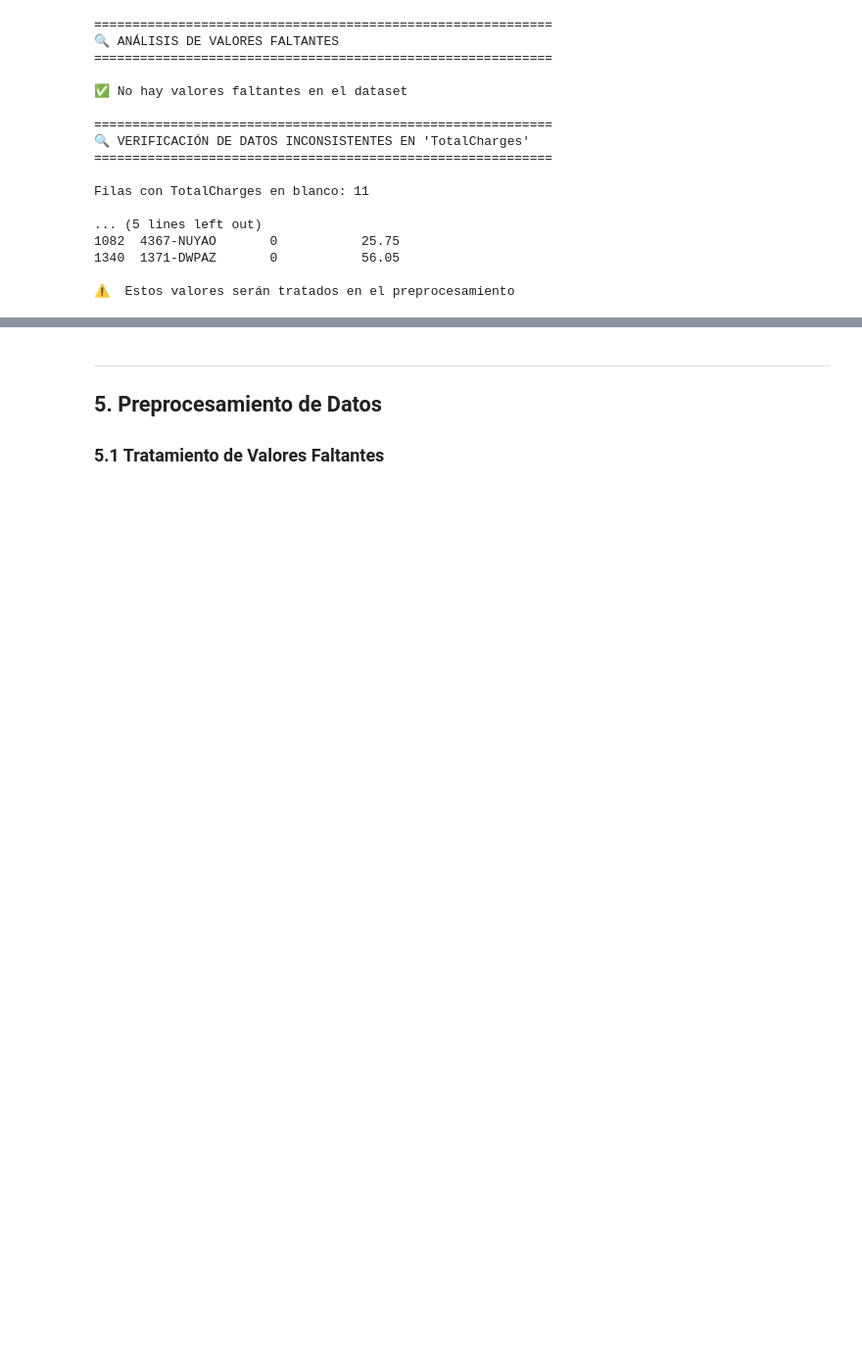
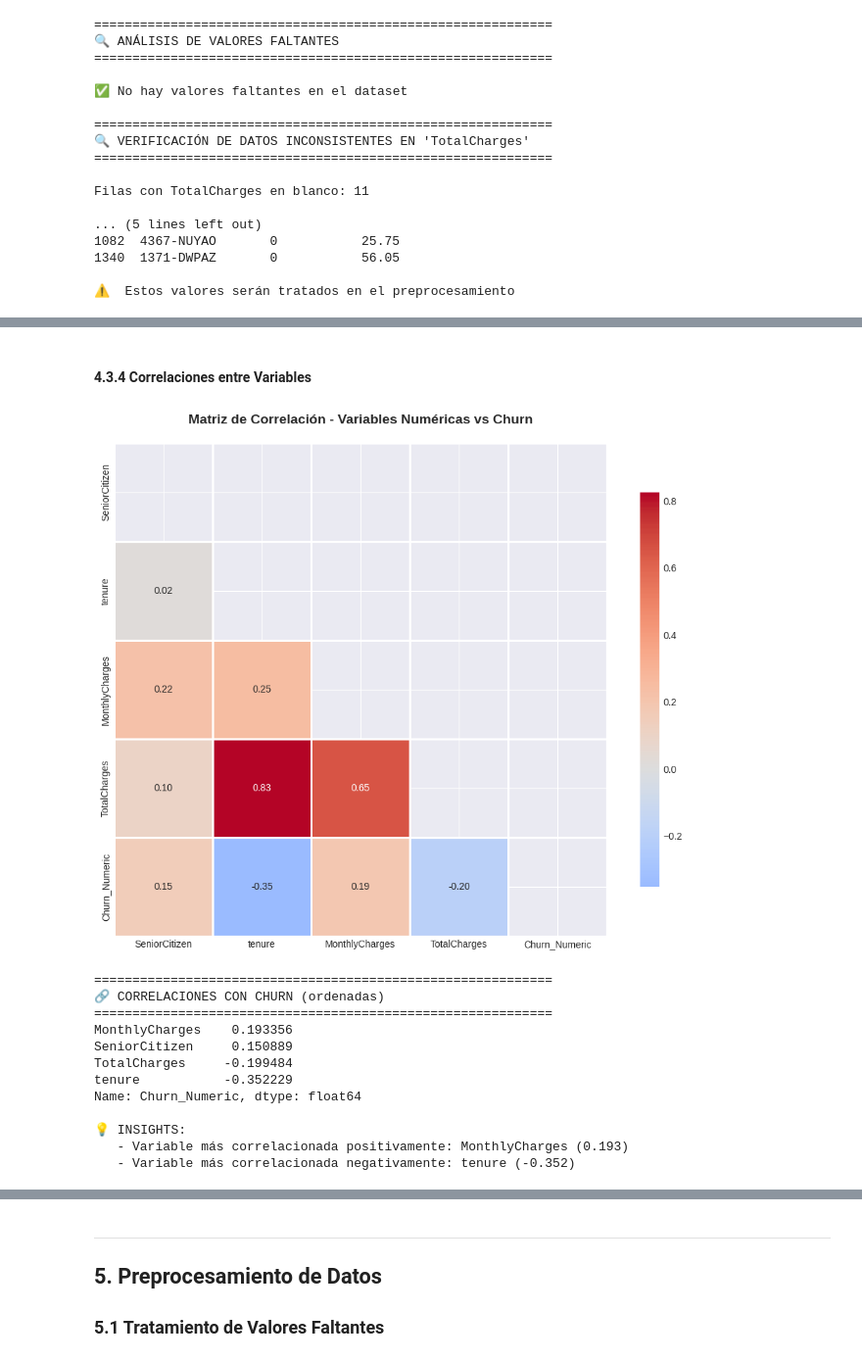
Before and after one commit to f1541650-commits/AML-Final-Kozima-Andres, a Jupyter notebook: final_project.ipynb, the cells around one changed output, grey strips where cells are left out. Shown at 98% size. Drawn from its saved outputs; the diff is of its cells as text; code cells hidden in the pictures; blank space fills up the shorter version.

```diff
--- a/final_project.ipynb
+++ b/final_project.ipynb
@@ -543,32 +550,49 @@ else:
+# %% [markdown]
+#### 4.3.4 Correlaciones entre Variables
 # %%
 # =====================================================
-# ANÁLISIS DE CORRELACIONES
+# MATRIZ DE CORRELACIÓN
 # =====================================================
 
+# Crear variable numérica de churn para correlación
+df['Churn_Numeric'] = df['Churn'].map({'No': 0, 'Yes': 1})
+
+# Seleccionar solo variables numéricas
+corr_cols = numeric_cols + ['Churn_Numeric']
+correlation_matrix = df[corr_cols].corr()
+
+# Visualización mejorada
+plt.figure(figsize=(10, 8))
+mask = np.triu(np.ones_like(correlation_matrix, dtype=bool))
+sns.heatmap(correlation_matrix, mask=mask, annot=True, fmt='.2f',
+           cmap='coolwarm', center=0, square=True, linewidths=1,
+           cbar_kws={'shrink': 0.8})
+plt.title('Matriz de Correlación - Variables Numéricas vs Churn',
+         fontsize=14, fontweight='bold', pad=20)
+plt.tight_layout()
+plt.show()
+
+# Correlaciones con Churn
+print("\n" + "=" * 60)
+print("🔗 CORRELACIONES CON CHURN (ordenadas)")
 print("=" * 60)
-print("MATRIZ DE CORRELACIONES")
-print("=" * 60)
+churn_correlations = correlation_matrix['Churn_Numeric'].drop('Churn_Numeric').sort_values(ascending=False)
+print(churn_correlations)
 
-# Seleccionar solo columnas numéricas
-numeric_cols = df.select_dtypes(include=[np.number]).columns
-
-if len(numeric_cols) > 1:
-    # Calcular correlaciones
-    correlation_matrix = df[numeric_cols].corr()
-
-    # Visualización
-    plt.figure(figsize=(12, 10))
-    mask = np.triu(np.ones_like(correlation_matrix, dtype=bool))
-    sns.heatmap(correlation_matrix, mask=mask, annot=True, cmap='coolwarm',
-                center=0, fmt='.2f', linewidths=0.5)
-    plt.title('Matriz de Correlaciones')
-    plt.tight_layout()
-    plt.show()
-
-    # Correlaciones con la variable objetivo
-    if TARGET_COLUMN in numeric_cols:
-        print(f"\n📊 Correlaciones con {TARGET_COLUMN}:")
-        target_corr = correlation_matrix[TARGET_COLUMN].drop(TARGET_COLUMN).sort_values(ascending=False)
-        print(target_corr)
-else:
-    print("⚠️ No hay suficientes columnas numéricas para análisis de correlación")
+print("\n💡 INSIGHTS:")
+print(f"   - Variable más correlacionada positivamente: {churn_correlations.idxmax()} ({churn_correlations.max():.3f})")
+print(f"   - Variable más correlacionada negativamente: {churn_correlations.idxmin()} ({churn_correlations.min():.3f})")
+# %% [output]
+[figure, added]
+============================================================
+🔗 CORRELACIONES CON CHURN (ordenadas)
+============================================================
+MonthlyCharges    0.193356
+SeniorCitizen     0.150889
+TotalCharges     -0.199484
+tenure           -0.352229
+Name: Churn_Numeric, dtype: float64
+
+💡 INSIGHTS:
+   - Variable más correlacionada positivamente: MonthlyCharges (0.193)
+   - Variable más correlacionada negativamente: tenure (-0.352)
```
Also changed, not shown: parts of 99 cells of this notebook.
